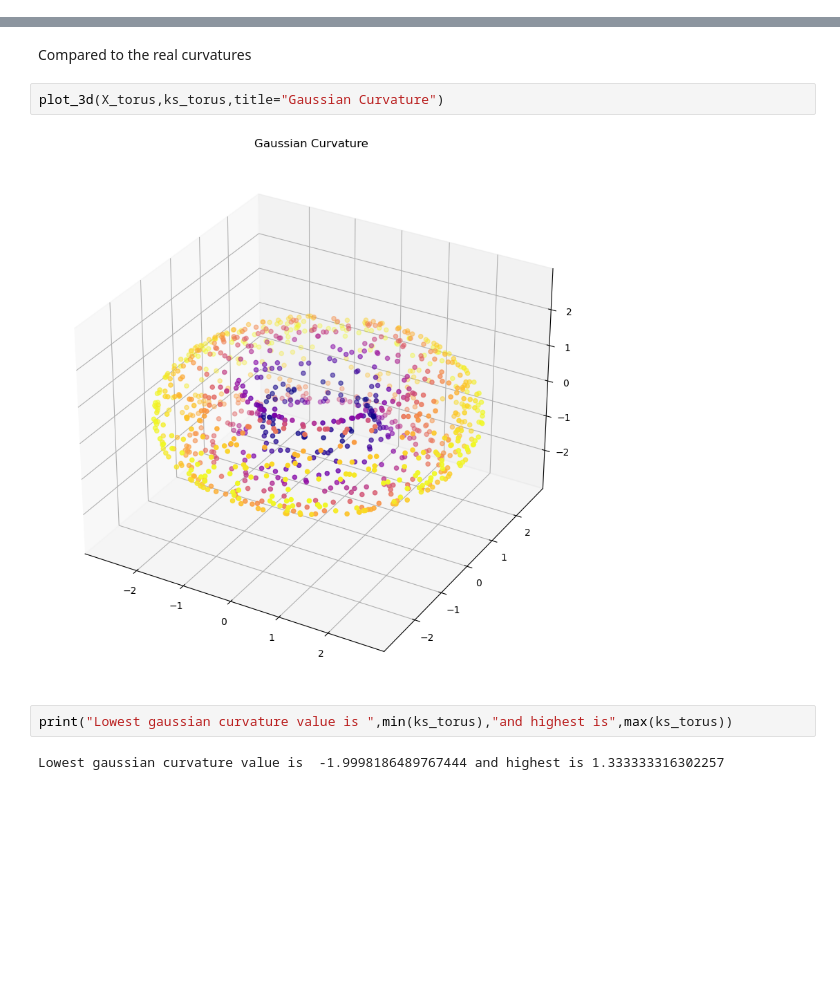
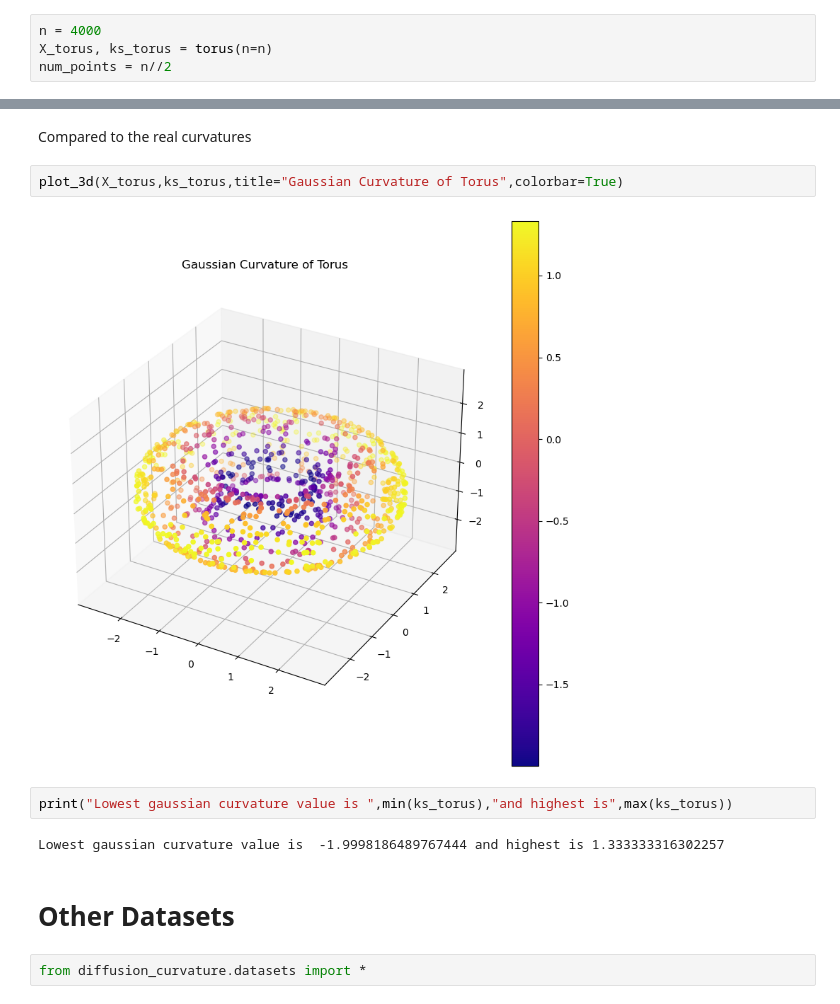
Before and after one commit to professorwug/diffusion-curvature-old, a Jupyter notebook: 08a_Uniform_Random_Sampling_Comparison.ipynb, the cells around one changed output, grey strips where cells are left out. Saved outputs shown, nothing was run; the diff lists cells and outputs as text; blank space fills up the shorter version.

```diff
--- a/08a_Uniform_Random_Sampling_Comparison.ipynb
+++ b/08a_Uniform_Random_Sampling_Comparison.ipynb
@@ -135,4 +135,8 @@ This is 7.282389434676444 times less than that between the entropies of the toru
 This is actually low enough to be useful as a first approximation, at least within this regime of abundantly sampled data in low dimensions.
 # %% [markdown]
 # Curvature by Comparison
+# %%
+n = 4000
+X_torus, ks_torus = torus(n=n)
+num_points = n//2
 # %%
@@ -148,10 +160,14 @@ plot_3d(X_torus, ks_torus_contra_noise, title = "Diffusion Curvature (Contra Uni
 # %% [markdown]
 Compared to the real curvatures
 # %%
-plot_3d(X_torus,ks_torus,title="Gaussian Curvature")
+plot_3d(X_torus,ks_torus,title="Gaussian Curvature of Torus",colorbar=True)
 # %% [output]
-[figure, old version]
+[figure, new version]
 # %%
 print("Lowest gaussian curvature value is ",min(ks_torus),"and highest is",max(ks_torus))
 # %% [output]
 Lowest gaussian curvature value is  -1.9998186489767444 and highest is 1.333333316302257
+# %% [markdown]
+# Other Datasets
+# %%
+from diffusion_curvature.datasets import *
```
Also changed, not shown: parts of 11 cells of this notebook, 15 other files.
